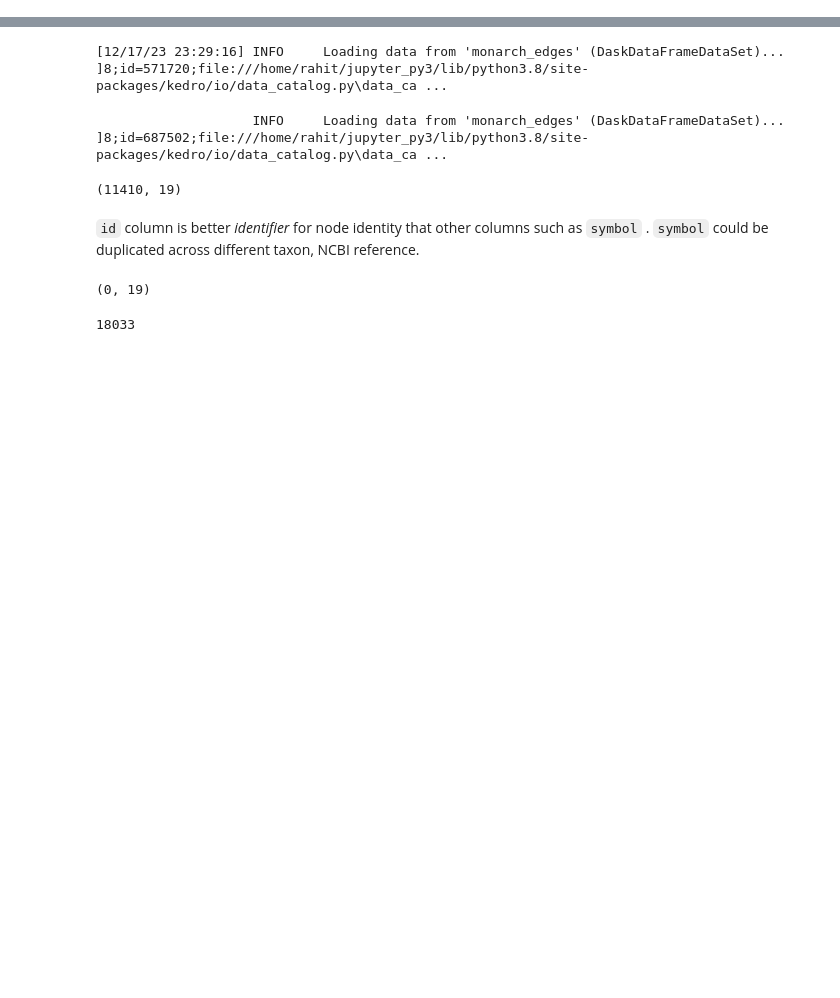
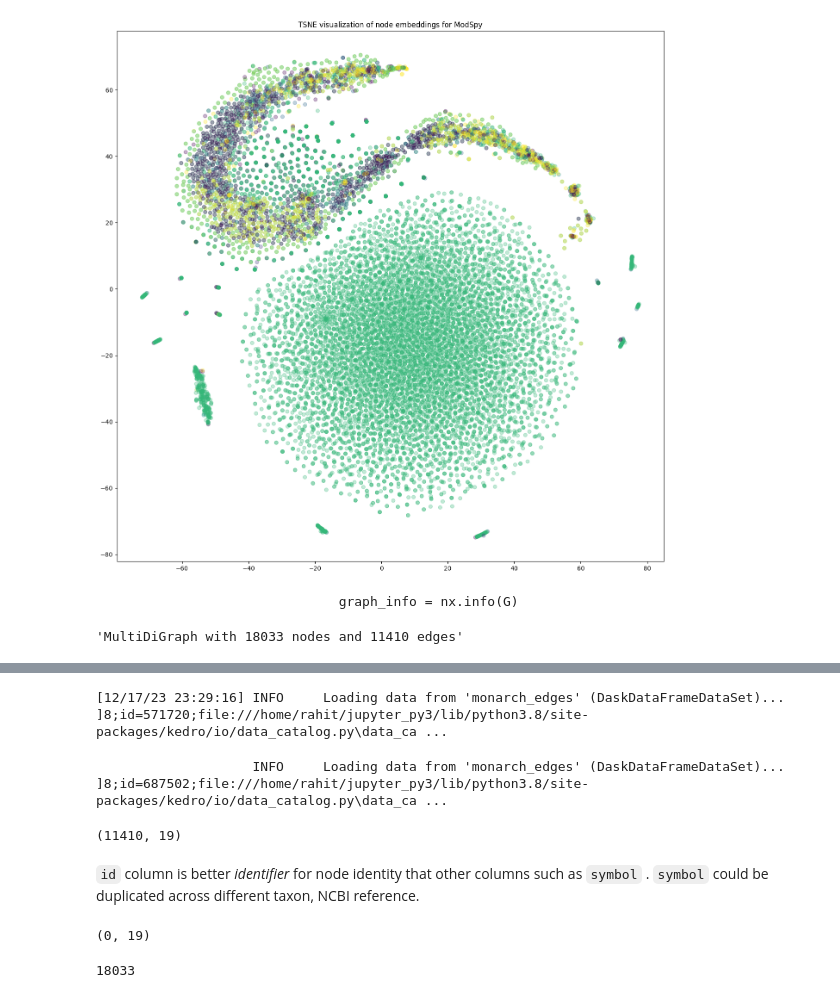
Before and after one commit to MTG-Lab/modspy-data, a Jupyter notebook: notebooks/9_monarch_gnn.ipynb, the cells around one changed output, grey strips where cells are left out. Saved outputs shown, nothing was run; the diff lists cells and outputs as text; code cells hidden in the pictures; blank space fills up the shorter version.

```diff
--- a/notebooks/9_monarch_gnn.ipynb
+++ b/notebooks/9_monarch_gnn.ipynb
@@ -53,0 +381,5 @@ from torch_geometric.utils import convert
+# %%
+transform = TSNE  # PCA
+
+trans = transform(n_components=2)
+node_embeddings_2d = trans.fit_transform(node_embeddings)
@@ -53,0 +391,12 @@ from torch_geometric.utils import convert
+# %%
+# draw the points
+label_map = {l: i for i, l in enumerate(np.unique(node_targets))}
+node_colours = [label_map[target] for target in node_targets]
+
+plt.figure(figsize=(20, 16))
+plt.axes().set(aspect="equal")
+plt.scatter(node_embeddings_2d[:, 0], node_embeddings_2d[:, 1], c=node_colours, alpha=0.3)
+plt.title("{} visualization of node embeddings for ModSpy".format(transform.__name__))
+plt.show()
+# %% [output]
+[figure, added]
@@ -53,0 +411,25 @@ from torch_geometric.utils import convert
+# %%
+# Create a directed multigraph
+G = nx.MultiDiGraph()
+
+# Add nodes to the graph
+for _, row in nodes.iterrows():
+    node_id = row['id']
+    node_attr = row.to_dict()
+    # node_attr = row[['category']].to_dict()
+    G.add_node(node_id, **node_attr)
+
+# Add edges to the graph
+for _, row in edges.iterrows():
+    subject = row['subject']
+    object_ = row['object']
+    edge_attr = row.to_dict()
+    # edge_attr = row[['category']].to_dict()
+    G.add_edge(subject, object_, **edge_attr)
+
+# Information about the created graph
+graph_info = nx.info(G)
+graph_info
+# %% [output]
+                               graph_info = nx.info(G)
+'MultiDiGraph with 18033 nodes and 11410 edges'
```
Also changed, not shown: parts of 56 cells of this notebook, 5 other files.
